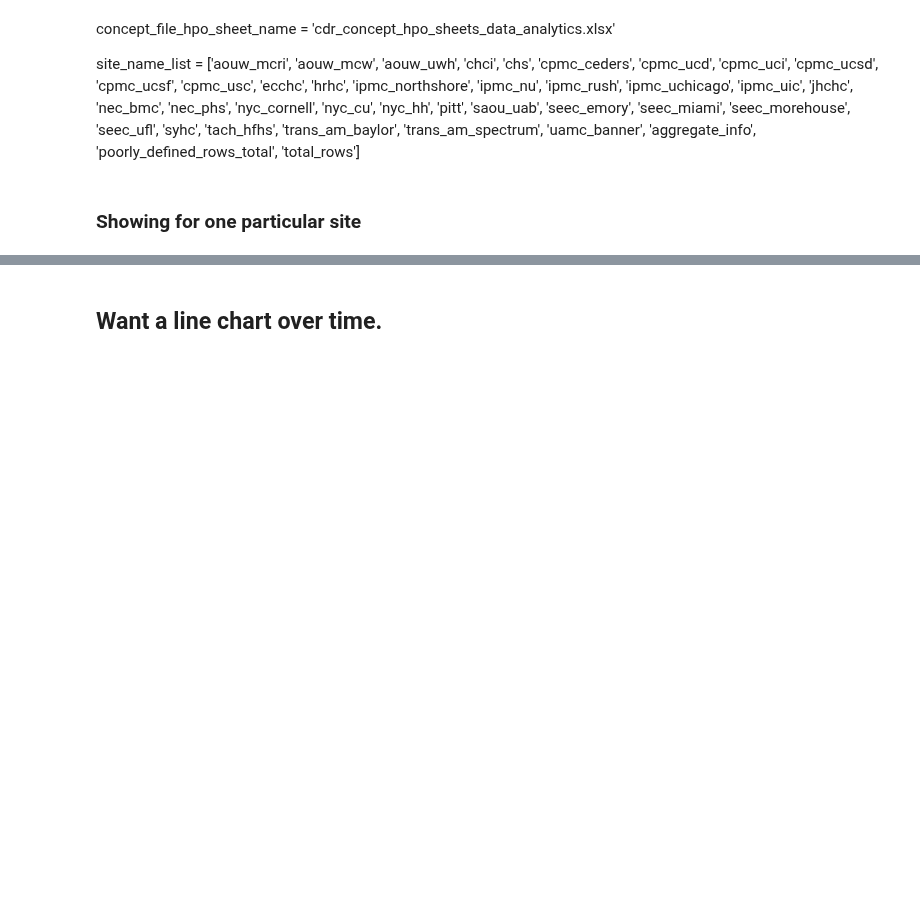
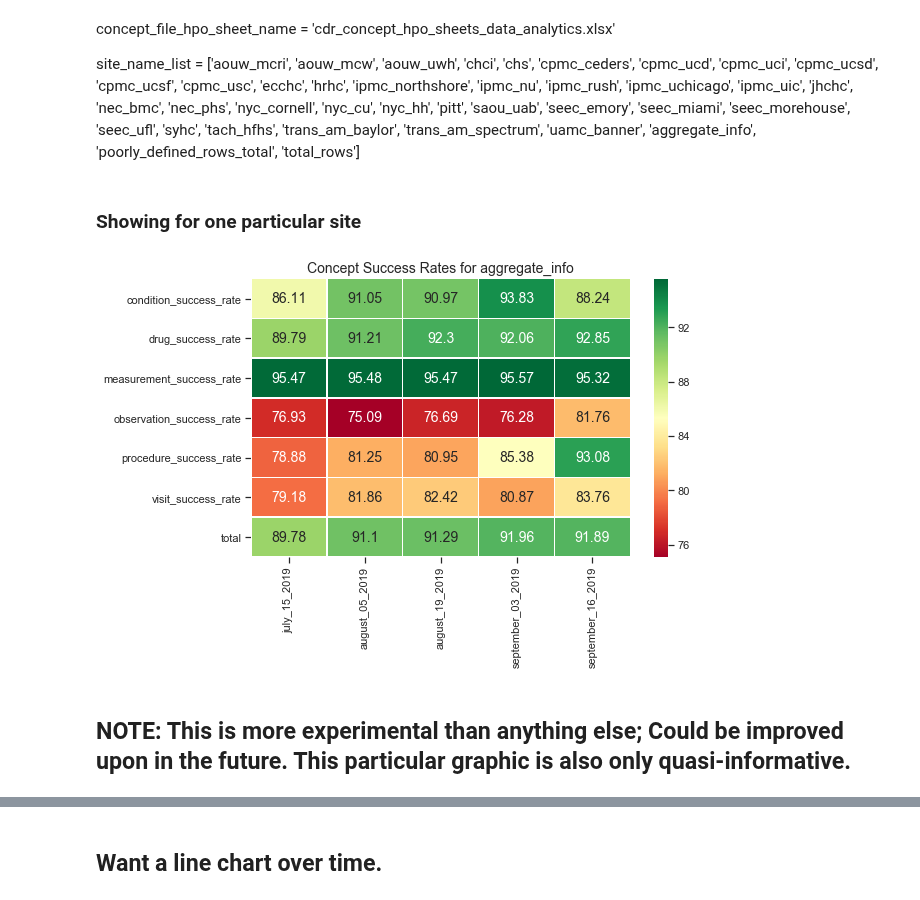
Before and after one commit to all-of-us/curation, a Jupyter notebook: data_steward/analytics/tools/concept_success_rates_visualizations.ipynb, the cells around one changed output, grey strips where cells are left out. Drawn from its saved outputs; the diff is of its cells as text; code cells hidden in the pictures; blank space fills up the shorter version.

```diff
--- a/data_steward/analytics/tools/concept_success_rates_visualizations.ipynb
+++ b/data_steward/analytics/tools/concept_success_rates_visualizations.ipynb
@@ -180,11 +188,12 @@ len(site_name_list)
 # %%
-name_of_interest = 'ipmc_rush'
+name_of_interest = 'aggregate_info'
+
+if name_of_interest not in site_name_list:
+    raise ValueError("Name not found in the list of HPO site names.")
 
 for idx, site in enumerate(site_name_list):
     if site == name_of_interest:
         idx_of_interest = idx
-
-print(idx_of_interest)
 # %%
 fn1_hpo_sheets = 'concept_hpo_sheets_data_analytics.xlsx'
 file_names_hpo_sheets = [fn1_hpo_sheets]
@@ -267,15 +270,19 @@ for sheet in hpo_sheets:
 # %%
 fig, ax = plt.subplots(figsize=(9, 6))
 sns.heatmap(new_hpo_sheets[idx_of_interest], annot=True, annot_kws={"size": 14},
             fmt='g', linewidths=.5, ax=ax, yticklabels=table_id_cols,
             xticklabels=date_cols, cmap="RdYlGn")
 
-# ax.set_title(site_name_list[idx_of_interest])
 ax.set_title("Concept Success Rates for {}".format(name_of_interest), size=14)
 
 plt.tight_layout()
+img_name = name_of_interest + "_concept_success.jpg"
 
-plt.savefig("concept_success.jpg")
+plt.savefig(img_name)
+# %% [output]
+[figure, added]
 # %%
 dates = new_hpo_sheets[0].columns.tolist()
+# %% [markdown]
+## NOTE: This is more experimental than anything else; Could be improved upon in the future. This particular graphic is also only quasi-informative.
 # %%
```
Also changed, not shown: parts of 23 cells of this notebook, 3 other files.
